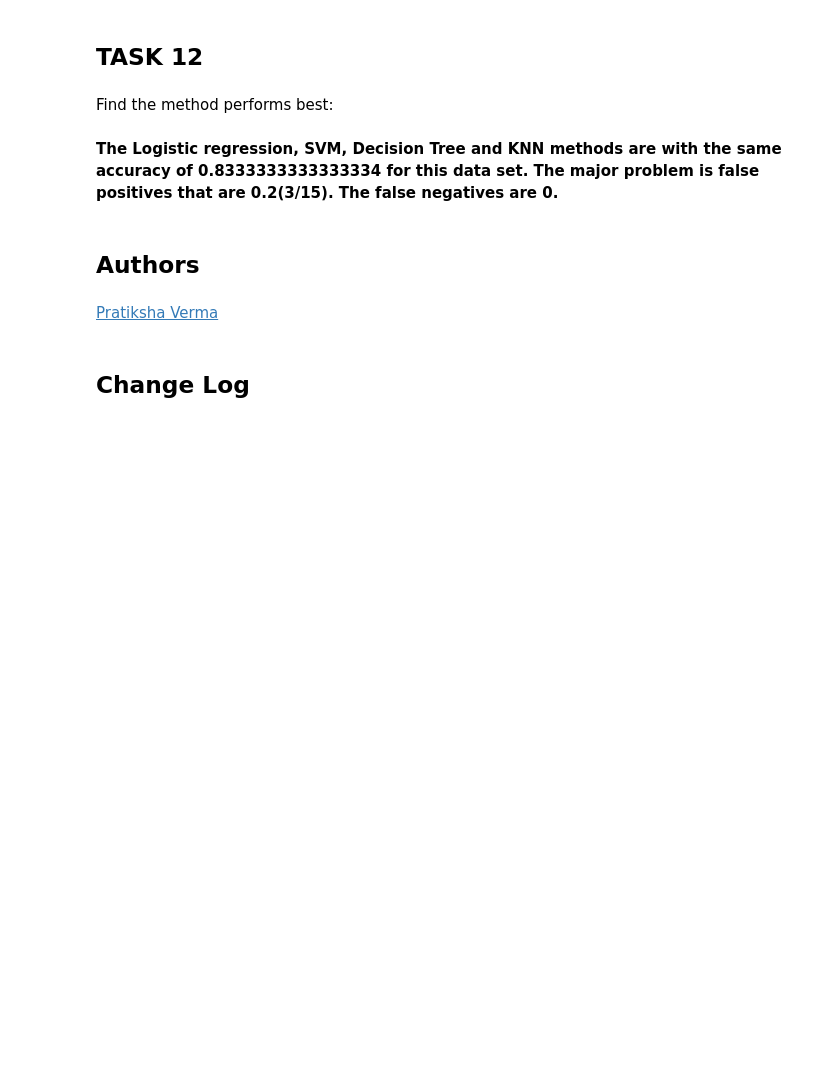
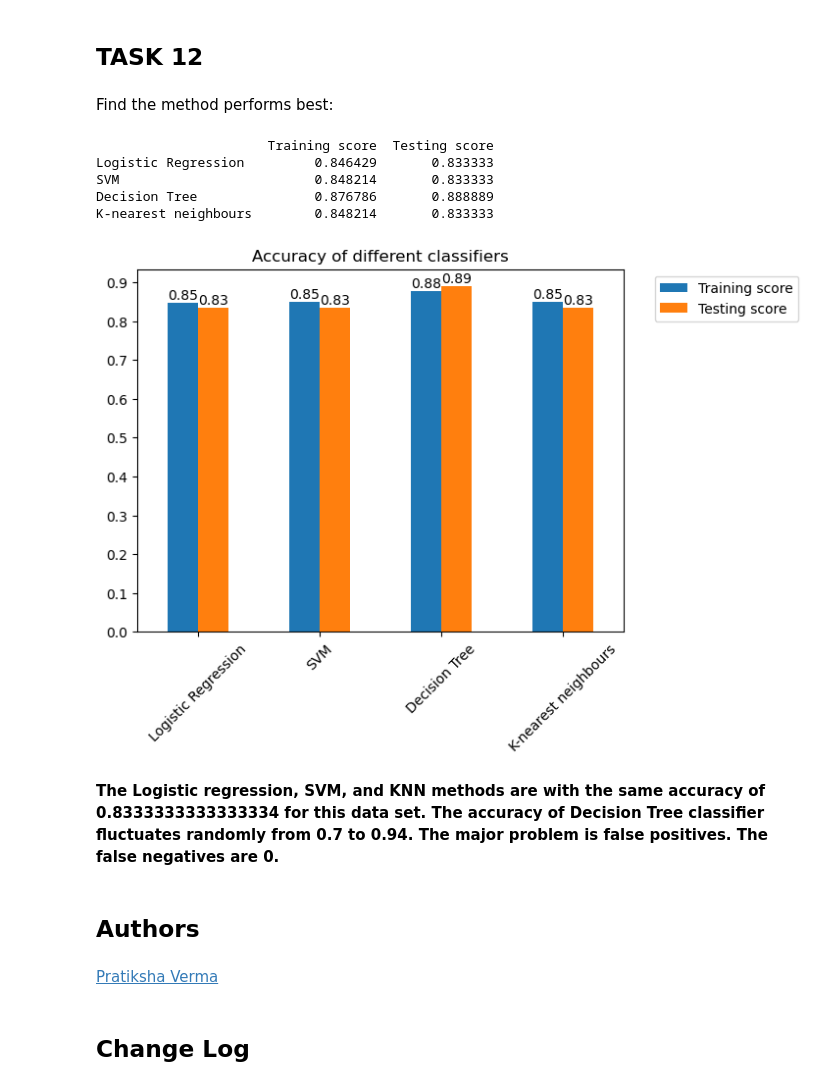
Before and after one commit to epiniguin/Coursera_IBM_Data_Science_Course, a Jupyter notebook: Capstone/SpaceX_Machine_Learning_Prediction_Part_5.jupyterlite.ipynb, the cells around one changed output. Cells and saved outputs as stored; diff of their text form; code cells hidden in the pictures; blank space fills up the shorter version.

```diff
--- a/Capstone/SpaceX_Machine_Learning_Prediction_Part_5.jupyterlite.ipynb
+++ b/Capstone/SpaceX_Machine_Learning_Prediction_Part_5.jupyterlite.ipynb
@@ -192,0 +188,4 @@ logreg_cv.score(X_test,Y_test)
+# %%
+score = logreg_cv.score(X_test,Y_test)
+scores["Logistic Regression"] = [logreg_cv.best_score_,score]
+score
@@ -234,0 +232,4 @@ svm_cv.score(X_test,Y_test)
+# %%
+score = svm_cv.score(X_test,Y_test)
+scores["SVM"] = [svm_cv.best_score_,score]
+score
@@ -318,0 +321,4 @@ knn_cv.score(X_test,Y_test)
+# %%
+score = knn_cv.score(X_test,Y_test)
+scores["K-nearest neighbours"] = [knn_cv.best_score_,score]
+score
@@ -327,9 +335,31 @@ plot_confusion_matrix(Y_test,yhat)
 ## TASK  12
 # %% [markdown]
 Find the method performs best:
+# %%
+scores_df = pd.DataFrame.from_dict(scores, orient='index',
+                                   columns=['Training score', 'Testing score'])
+print(scores_df)
+
+scores_df.plot(kind="bar", title="Accuracy of different classifiers")
+plt.xticks(rotation=45)
+plt.yticks(np.arange(0,1,0.1))
+plt.legend(bbox_to_anchor=(1.05, 1), loc='upper left')
+for i in range(len(scores_df)):
+    plt.text(i, scores_df.iloc[i,1]+.01,
+             str(round(scores_df.iloc[i,1],2)))
+    plt.text(i-.25, scores_df.iloc[i,0]+.01,
+             str(round(scores_df.iloc[i,0],2)))
+plt.show()
+# %% [output]
+                      Training score  Testing score
+Logistic Regression         0.846429       0.833333
+SVM                         0.848214       0.833333
+Decision Tree               0.876786       0.888889
+K-nearest neighbours        0.848214       0.833333
+[figure, added]
 # %% [markdown]
-<b>The Logistic regression, SVM, Decision Tree and KNN methods are with the same accuracy of 0.8333333333333334 for this data set.
-The major problem is false positives that are 0.2(3/15). The false negatives are 0.</b>
+<b>The Logistic regression, SVM, and KNN methods are with the same accuracy of 0.8333333333333334 for this data set. The accuracy of Decision Tree classifier fluctuates randomly from 0.7 to 0.94.
+The major problem is false positives. The false negatives are 0.</b>
 # %% [markdown]
 ## Authors
 # %% [markdown]
```
Also changed, not shown: parts of 21 cells of this notebook.
